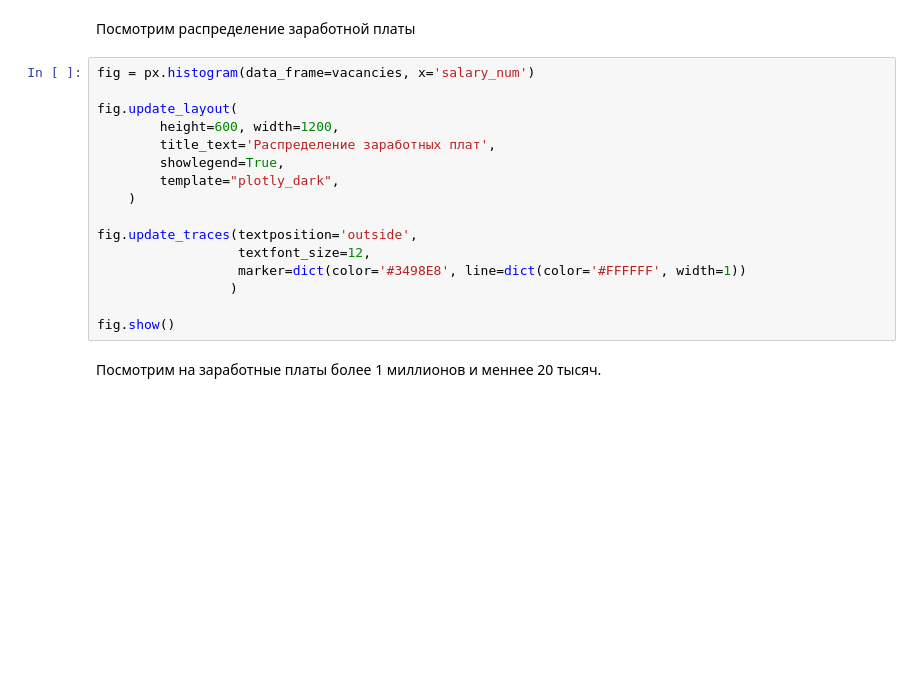
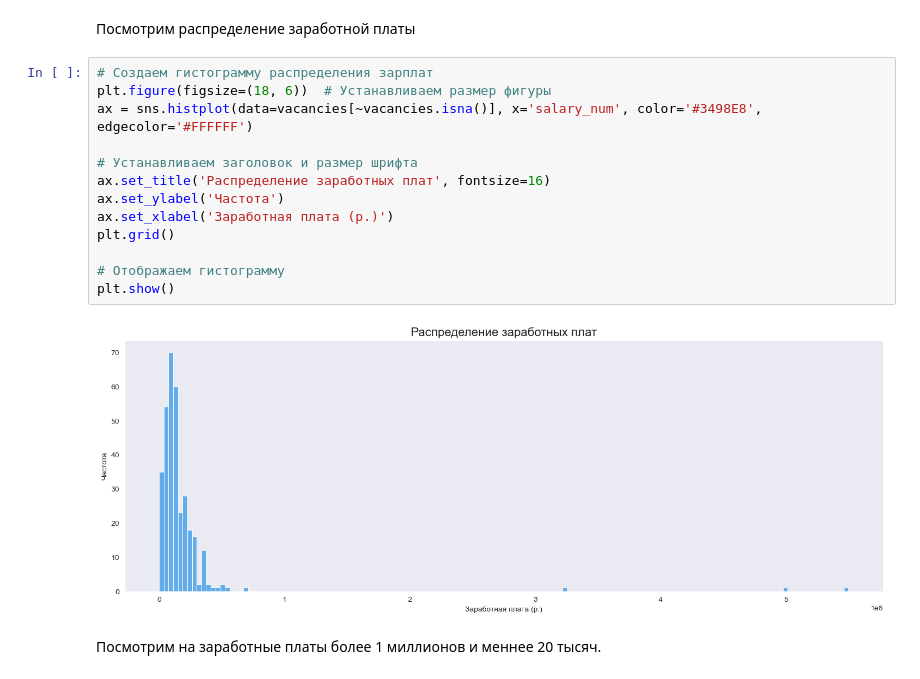
Before and after one commit to KuBaN658/vacancy_analysis, a Jupyter notebook: vacancy_analysis.ipynb, the cells around one changed output. Drawn from its saved outputs; the diff is of its cells as text; blank space fills up the shorter version.

```diff
--- a/vacancy_analysis.ipynb
+++ b/vacancy_analysis.ipynb
@@ -482,22 +689,21 @@ vacancies['salary_num'] = vacancies.apply(calc_salary_num, axis=1)
 ---
 # %% [markdown]
 Посмотрим распределение заработной платы
-# %%
-fig = px.histogram(data_frame=vacancies, x='salary_num')
-
-fig.update_layout(
-        height=600, width=1200,
-        title_text='Распределение заработных плат',
-        showlegend=True,
-        template="plotly_dark",
-    )
-
-fig.update_traces(textposition='outside',
-                  textfont_size=12,
-                  marker=dict(color='#3498E8', line=dict(color='#FFFFFF', width=1))
-                 )
-
-fig.show()
+# %%
+# Создаем гистограмму распределения зарплат
+plt.figure(figsize=(18, 6))  # Устанавливаем размер фигуры
+ax = sns.histplot(data=vacancies[~vacancies.isna()], x='salary_num', color='#3498E8', edgecolor='#FFFFFF')
+
+# Устанавливаем заголовок и размер шрифта
+ax.set_title('Распределение заработных плат', fontsize=16)
+ax.set_ylabel('Частота')
+ax.set_xlabel('Заработная плата (р.)')
+plt.grid()
+
+# Отображаем гистограмму
+plt.show()
+# %% [output]
+[figure, added]
 # %% [markdown]
 Посмотрим на заработные платы более 1 миллионов и меннее 20 тысяч.
 # %%
```
Also changed, not shown: parts of 44 cells of this notebook.
